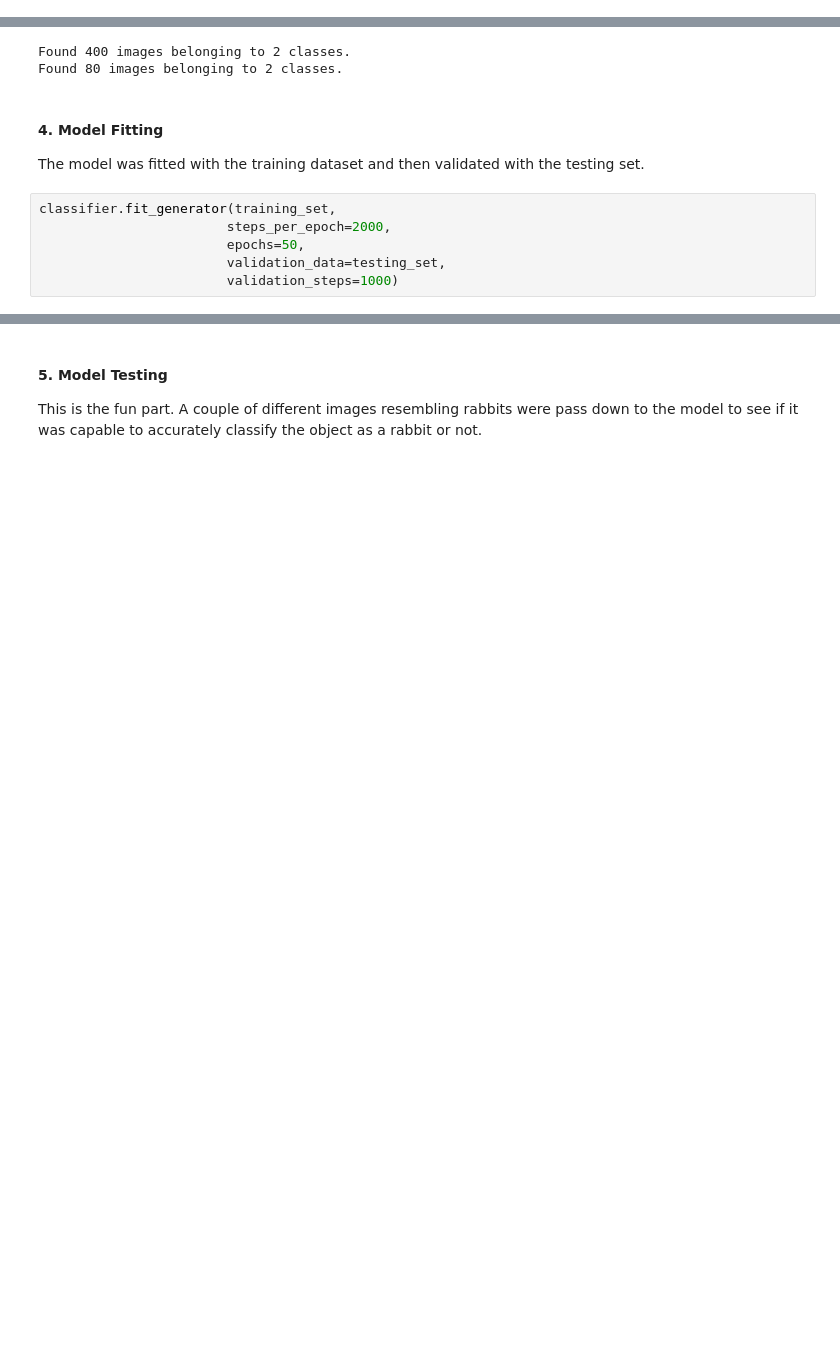
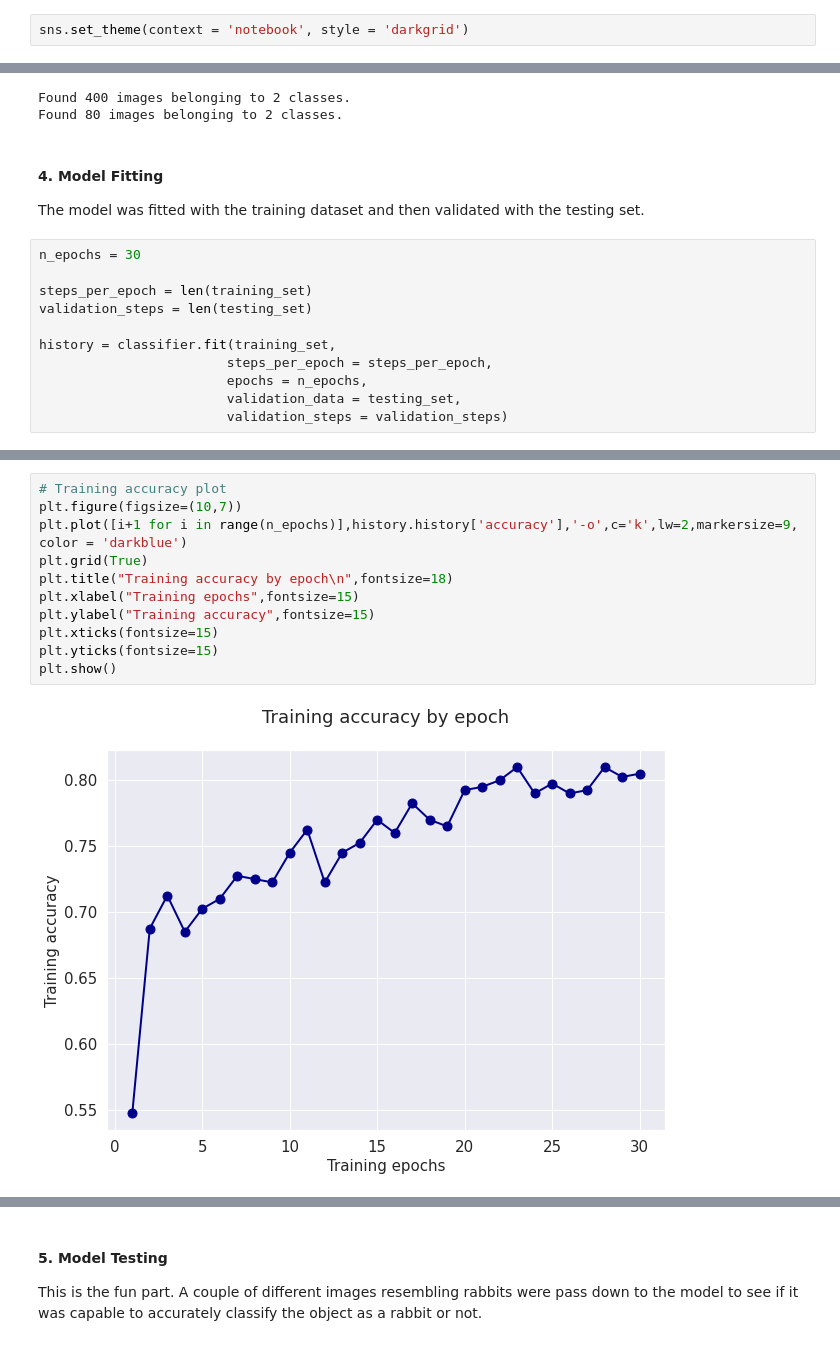
Before and after one commit to DanielEduardoLopez/DEVF-DeepLearning, a Jupyter notebook: FinalProject_RabbitClassifier_CNN.ipynb, the cells around one changed output, grey strips where cells are left out. Saved outputs shown, nothing was run; the diff lists cells and outputs as text; blank space fills up the shorter version.

```diff
--- a/FinalProject_RabbitClassifier_CNN.ipynb
+++ b/FinalProject_RabbitClassifier_CNN.ipynb
@@ -29,3 +30,5 @@ from keras.preprocessing.image import ImageDataGenerator
+# %%
+sns.set_theme(context = 'notebook', style = 'darkgrid')
 # %% [markdown]
 #### **2. Classification Model Architecture**
 
@@ -148,9 +142,14 @@ Found 80 images belonging to 2 classes.
 #### 4. **Model Fitting**
 
 The model was fitted with the training dataset and then validated with the testing set.
-# %%
-classifier.fit_generator(training_set,
-                        steps_per_epoch=2000,
-                        epochs=50,
-                        validation_data=testing_set,
-                        validation_steps=1000)
+# %%
+n_epochs = 30
+
+steps_per_epoch = len(training_set)
+validation_steps = len(testing_set)
+
+history = classifier.fit(training_set,
+                        steps_per_epoch = steps_per_epoch,
+                        epochs = n_epochs,
+                        validation_data = testing_set,
+                        validation_steps = validation_steps)
@@ -156,0 +175,13 @@ classifier.fit_generator(training_set,
+# %%
+# Training accuracy plot
+plt.figure(figsize=(10,7))
+plt.plot([i+1 for i in range(n_epochs)],history.history['accuracy'],'-o',c='k',lw=2,markersize=9, color = 'darkblue')
+plt.grid(True)
+plt.title("Training accuracy by epoch\n",fontsize=18)
+plt.xlabel("Training epochs",fontsize=15)
+plt.ylabel("Training accuracy",fontsize=15)
+plt.xticks(fontsize=15)
+plt.yticks(fontsize=15)
+plt.show()
+# %% [output]
+[figure, added]
```
Also changed, not shown: parts of 25 cells of this notebook.
